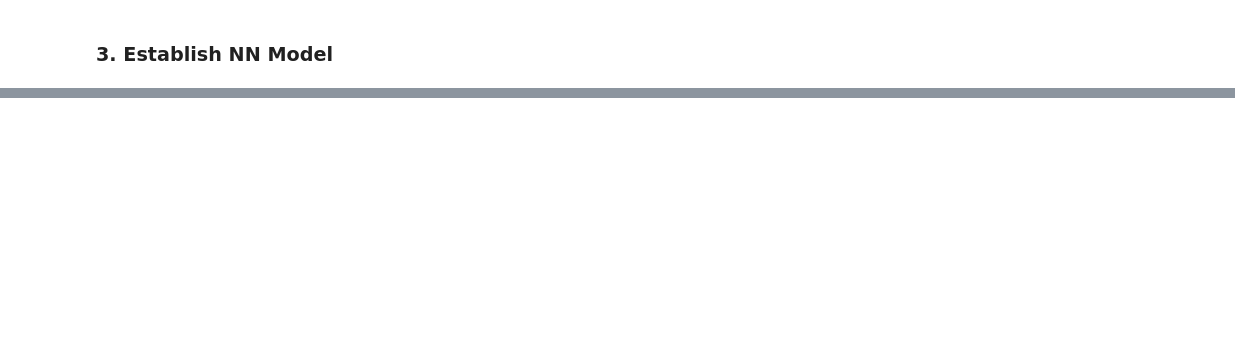
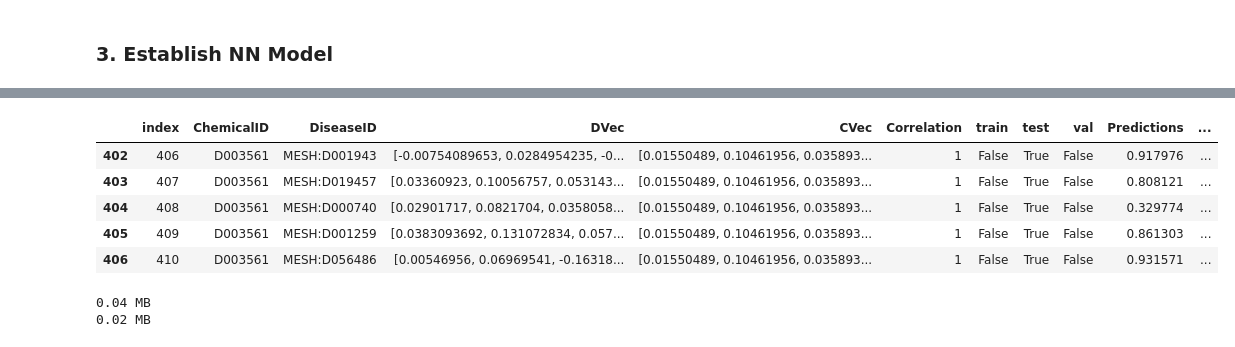
Before and after one commit to colemai/msc-thesis, a Jupyter notebook: opa/opa-nn.ipynb, the cells around one changed output, grey strips where cells are left out. Drawn from its saved outputs; the diff is of its cells as text; code cells hidden in the pictures; blank space fills up the shorter version.

```diff
--- a/opa/opa-nn.ipynb
+++ b/opa/opa-nn.ipynb
@@ -301,0 +301,5 @@ array([[0.9025993 ],
+# %%
+# Create df with the relevant data
+test_set = df1.loc[test_rows]
+test_set['Predictions'] = predictions
+test_set['RoundPredictions'] = rounded_predictions
@@ -301,0 +330,9 @@ array([[0.9025993 ],
+# %%
+test_set.head()
+# %% [output]
+|  | index | ChemicalID | DiseaseID | DVec | CVec | Correlation | train | test | val | Predictions | ... |
+| 402 | 406 | D003561 | MESH:D001943 | [-0.00754089653, 0.0284954235, -0... | [0.01550489, 0.10461956, 0.035893... | 1 | False | True | False | 0.917976 | ... |
+| 403 | 407 | D003561 | MESH:D019457 | [0.03360923, 0.10056757, 0.053143... | [0.01550489, 0.10461956, 0.035893... | 1 | False | True | False | 0.808121 | ... |
+| 404 | 408 | D003561 | MESH:D000740 | [0.02901717, 0.0821704, 0.0358058... | [0.01550489, 0.10461956, 0.035893... | 1 | False | True | False | 0.329774 | ... |
+| 405 | 409 | D003561 | MESH:D001259 | [0.0383093692, 0.131072834, 0.057... | [0.01550489, 0.10461956, 0.035893... | 1 | False | True | False | 0.861303 | ... |
+| 406 | 410 | D003561 | MESH:D056486 | [0.00546956, 0.06969541, -0.16318... | [0.01550489, 0.10461956, 0.035893... | 1 | False | True | False | 0.931571 | ... |
@@ -301,0 +349,8 @@ array([[0.9025993 ],
+# %%
+test_set['Correlation'] = test_set.Correlation.astype(np.uint8)
+print(mem_usage(test_set['RoundPredictions']))
+test_set['RoundPredictions'] = test_set.RoundPredictions.astype(np.uint8)
+print(mem_usage(test_set['RoundPredictions']))
+# %% [output]
+0.04 MB
+0.02 MB
```
Also changed, not shown: parts of 28 cells of this notebook.
